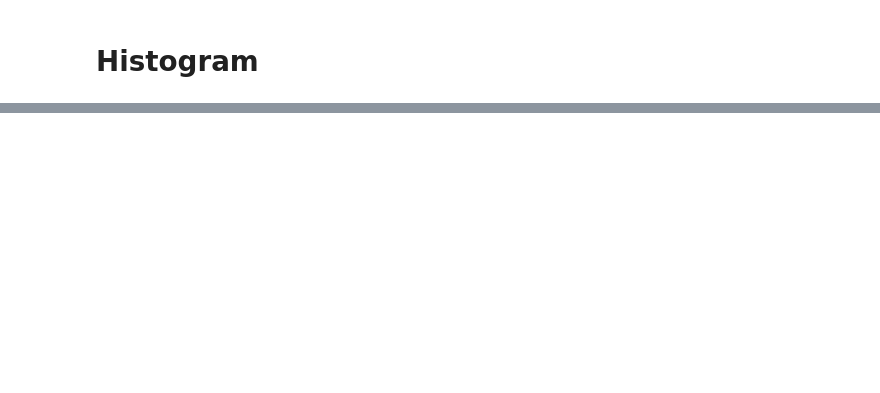
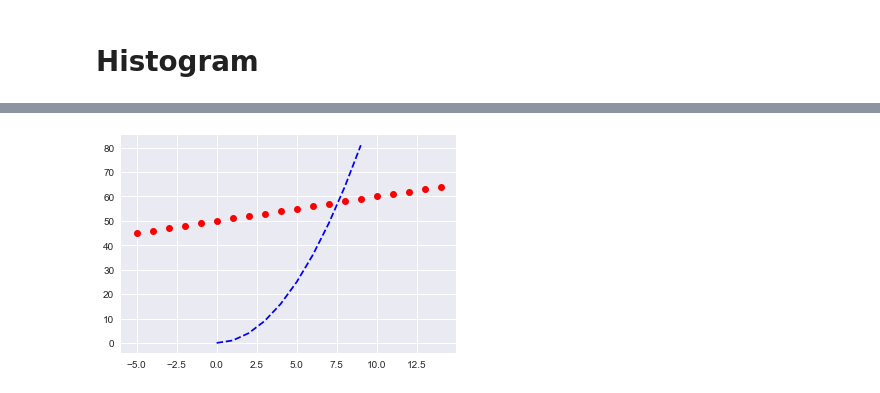
Before and after one commit to rishabhrathore055/DataScience, a Jupyter notebook: Data Visulization/Matplotlib/Matplotlib.ipynb, the cells around one changed output, grey strips where cells are left out. Cells and saved outputs as stored; diff of their text form; code cells hidden in the pictures; blank space fills up the shorter version.

```diff
--- a/Data Visulization/Matplotlib/Matplotlib.ipynb
+++ b/Data Visulization/Matplotlib/Matplotlib.ipynb
@@ -128,0 +157,5 @@ plt.show()
+# %%
+plt.plot(x,y,'b--',x2,y2,'ro')
+plt.show()
+# %% [output]
+[figure, added]
```
Also changed, not shown: parts of 43 cells of this notebook, 2 other files.
